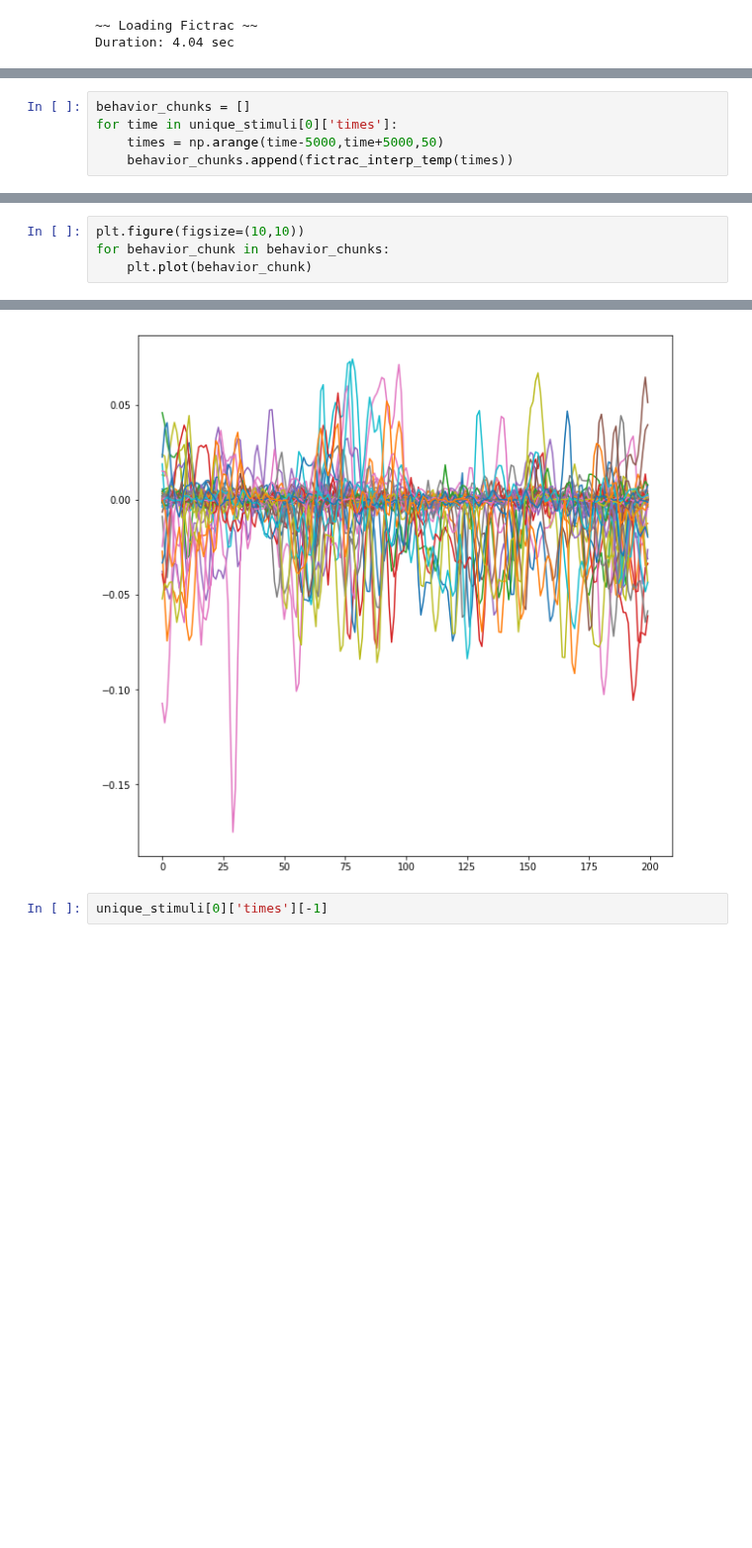
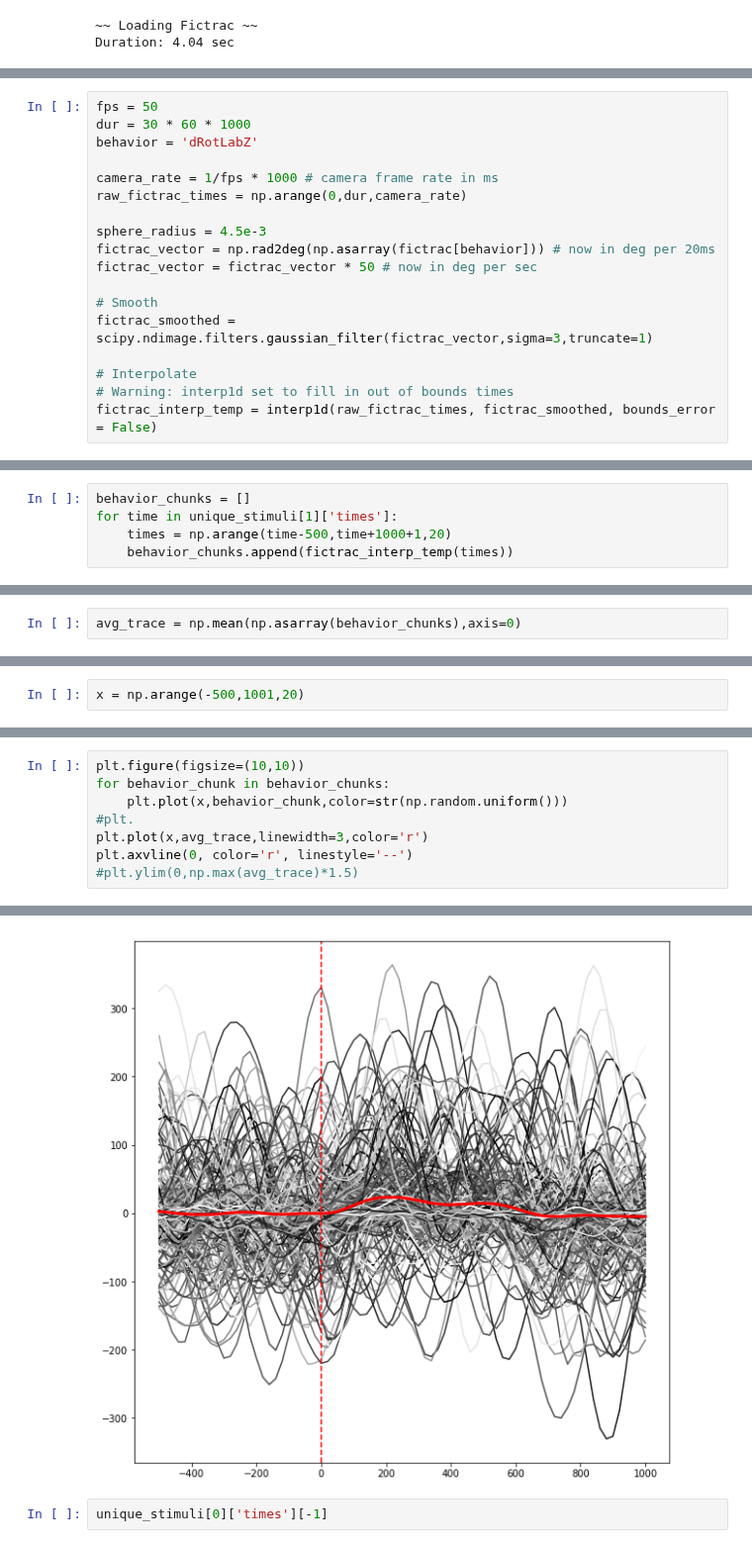
Before and after one commit to bellabrez/bigbadbrain, a Jupyter notebook: jupyter_notebooks/20190402 - Visual stim parsing.ipynb, the cells around one changed output, grey strips where cells are left out. Shown at 99% size. Drawn from its saved outputs; the diff is of its cells as text; blank space fills up the shorter version.

```diff
--- a/jupyter_notebooks/20190402 - Visual stim parsing.ipynb
+++ b/jupyter_notebooks/20190402 - Visual stim parsing.ipynb
@@ -201,0 +234,18 @@ plt.xlim(1400000,1700000)
+# %%
+fps = 50
+dur = 30 * 60 * 1000
+behavior = 'dRotLabZ'
+
+camera_rate = 1/fps * 1000 # camera frame rate in ms
+raw_fictrac_times = np.arange(0,dur,camera_rate)
+
+sphere_radius = 4.5e-3
+fictrac_vector = np.rad2deg(np.asarray(fictrac[behavior])) # now in deg per 20ms
+fictrac_vector = fictrac_vector * 50 # now in deg per sec
+
+# Smooth
+fictrac_smoothed = scipy.ndimage.filters.gaussian_filter(fictrac_vector,sigma=3,truncate=1)
+
+# Interpolate
+# Warning: interp1d set to fill in out of bounds times
+fictrac_interp_temp = interp1d(raw_fictrac_times, fictrac_smoothed, bounds_error = False)
@@ -202,5 +255,5 @@ plt.xlim(1400000,1700000)
 # %%
 behavior_chunks = []
-for time in unique_stimuli[0]['times']:
-    times = np.arange(time-5000,time+5000,50)
+for time in unique_stimuli[1]['times']:
+    times = np.arange(time-500,time+1000+1,20)
     behavior_chunks.append(fictrac_interp_temp(times))
@@ -206,0 +284,2 @@ for time in unique_stimuli[0]['times']:
+# %%
+avg_trace = np.mean(np.asarray(behavior_chunks),axis=0)
@@ -206,0 +288,2 @@ for time in unique_stimuli[0]['times']:
+# %%
+x = np.arange(-500,1001,20)
@@ -207,5 +300,9 @@ for time in unique_stimuli[0]['times']:
 # %%
 plt.figure(figsize=(10,10))
 for behavior_chunk in behavior_chunks:
-    plt.plot(behavior_chunk)
+    plt.plot(x,behavior_chunk,color=str(np.random.uniform()))
+#plt.
+plt.plot(x,avg_trace,linewidth=3,color='r')
+plt.axvline(0, color='r', linestyle='--')
+#plt.ylim(0,np.max(avg_trace)*1.5)
 # %% [output]
@@ -212,4 +310,4 @@ for behavior_chunk in behavior_chunks:
-[figure, old version]
+[figure, new version]
 # %%
 unique_stimuli[0]['times'][-1]
 # %% [output]
```
Also changed, not shown: parts of 15 cells of this notebook, 28 other files.
